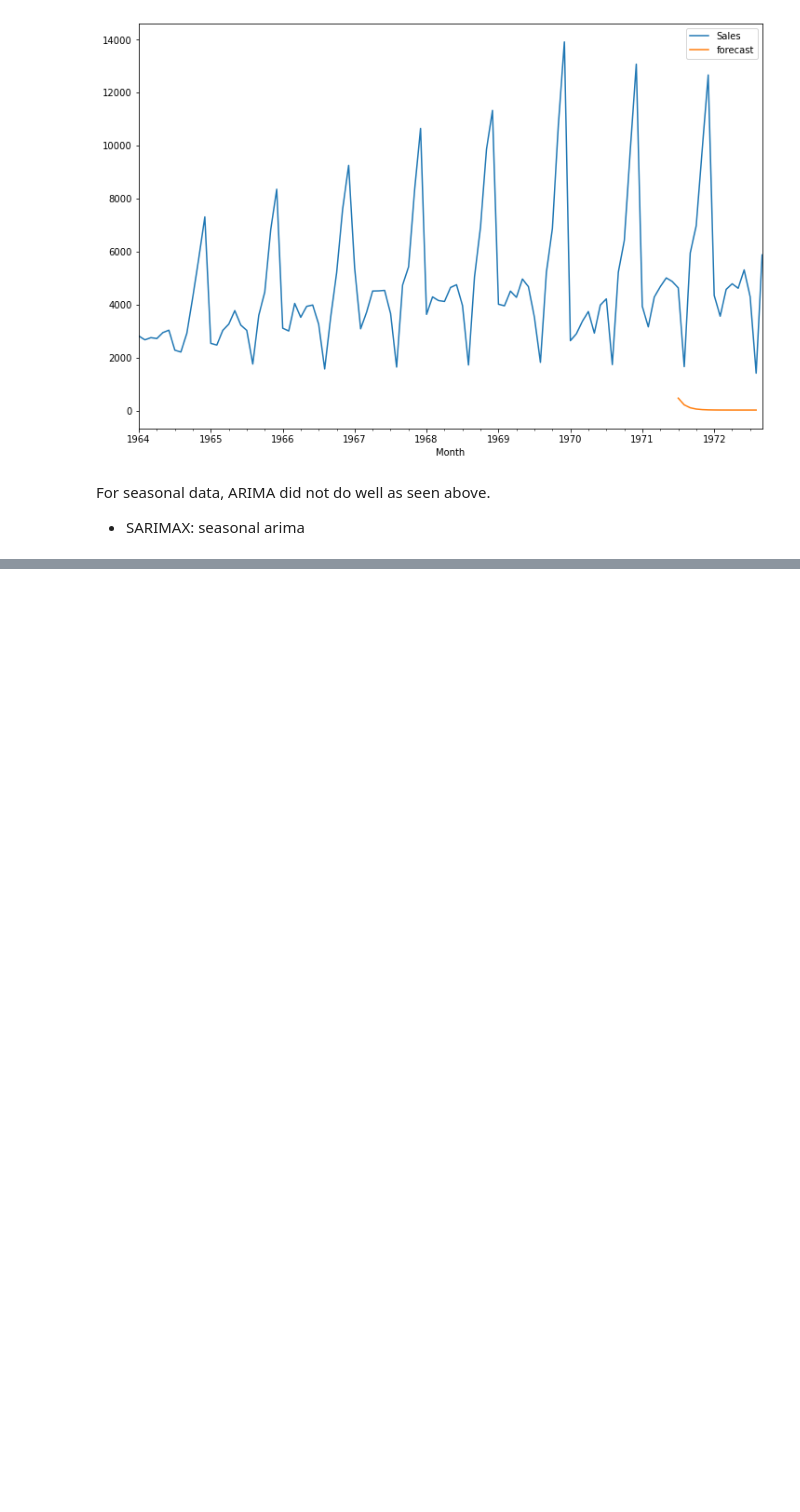
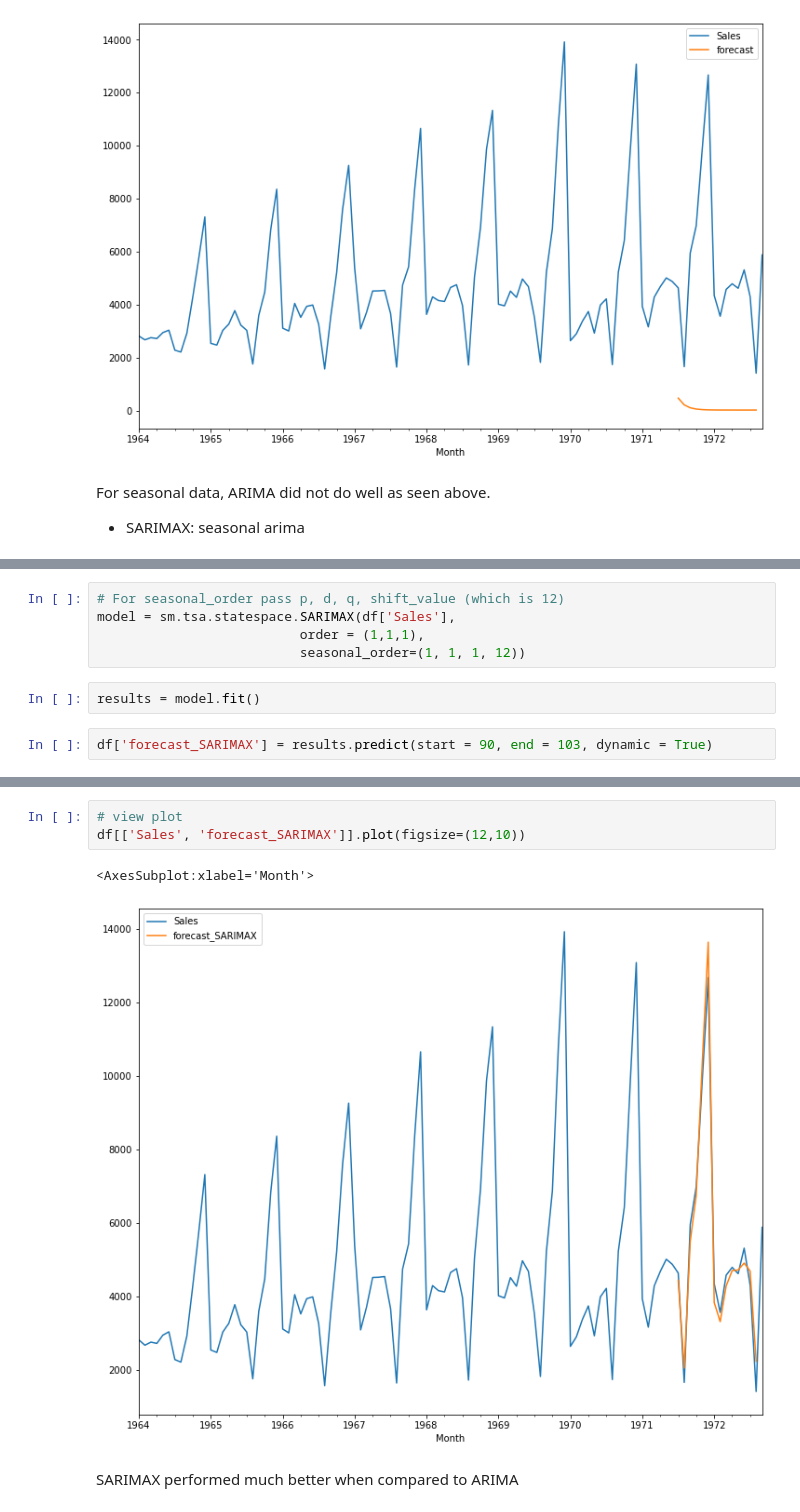
Before and after one commit to puneetsran/time_series_sales, a Jupyter notebook: time_series_champagne.ipynb, the cells around one changed output, grey strips where cells are left out. Saved outputs shown, nothing was run; the diff lists cells and outputs as text; blank space fills up the shorter version.

Commit message:
Apply SARIMAX model on data

```diff
--- a/time_series_champagne.ipynb
+++ b/time_series_champagne.ipynb
@@ -375,0 +380,9 @@ For seasonal data, ARIMA did not do well as seen above.
+# %%
+# For seasonal_order pass p, d, q, shift_value (which is 12)
+model = sm.tsa.statespace.SARIMAX(df['Sales'],
+                          order = (1,1,1),
+                          seasonal_order=(1, 1, 1, 12))
+# %%
+results = model.fit()
+# %%
+df['forecast_SARIMAX'] = results.predict(start = 90, end = 103, dynamic = True)
@@ -375,0 +410,8 @@ For seasonal data, ARIMA did not do well as seen above.
+# %%
+# view plot
+df[['Sales', 'forecast_SARIMAX']].plot(figsize=(12,10))
+# %% [output]
+<AxesSubplot:xlabel='Month'>
+[figure, added]
+# %% [markdown]
+SARIMAX performed much better when compared to ARIMA
```
Also changed, not shown: parts of 3 cells of this notebook.
